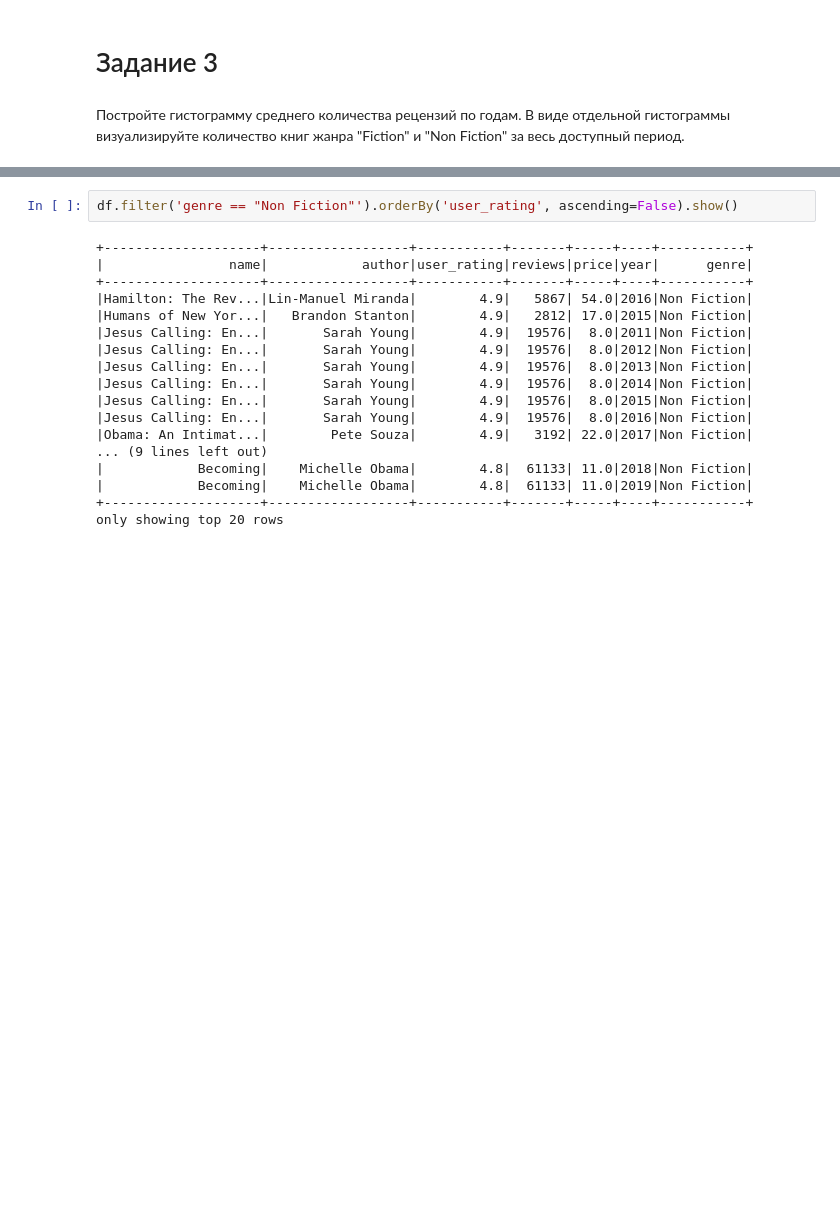
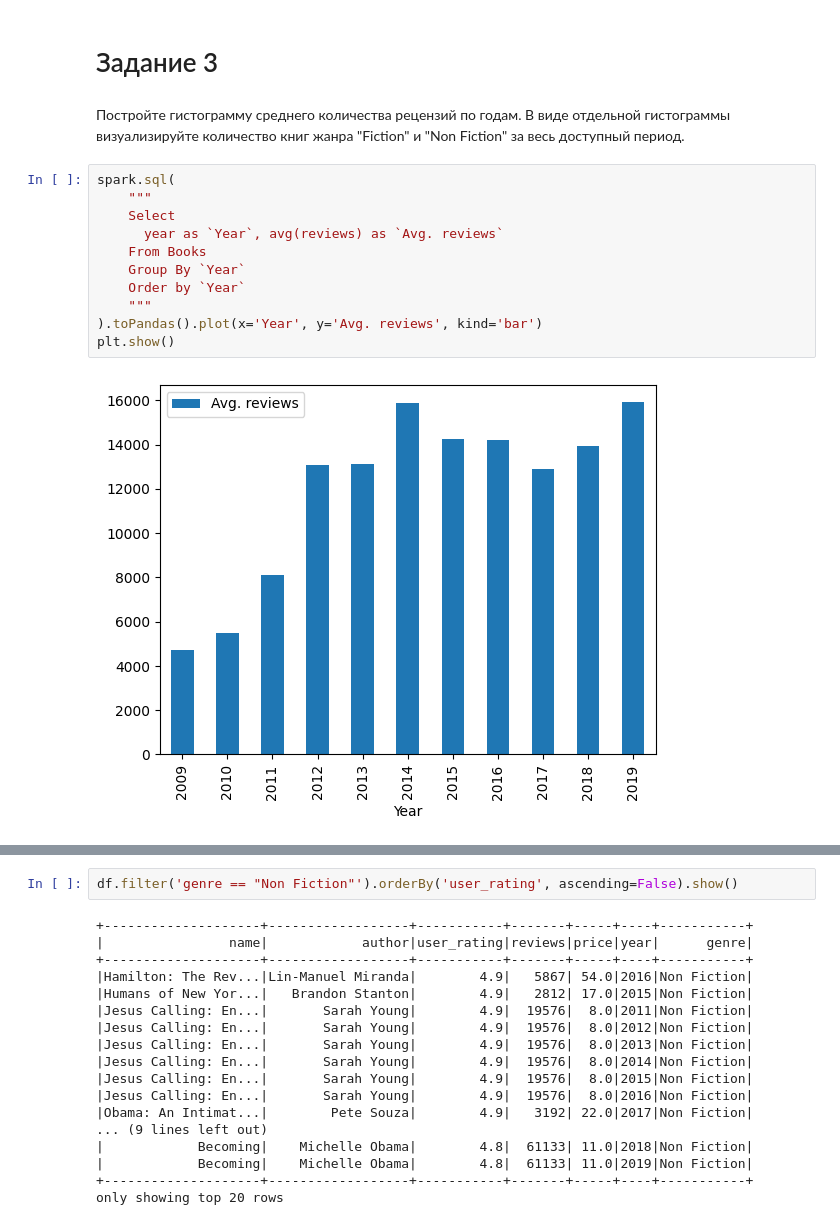
Before and after one commit to PavelStelmakhV/hw306-pyspark, a Jupyter notebook: Hw6.1.ipynb, the cells around one changed output, grey strips where cells are left out. Saved outputs shown, nothing was run; the diff lists cells and outputs as text; blank space fills up the shorter version.

```diff
--- a/Hw6.1.ipynb
+++ b/Hw6.1.ipynb
@@ -236,3 +236,16 @@ spark.sql(
 # Задание 3
 # %% [markdown]
 Постройте гистограмму среднего количества рецензий по годам. В виде отдельной гистограммы визуализируйте количество книг жанра "Fiction" и "Non Fiction" за весь доступный период.
+# %%
+spark.sql(
+    """
+    Select
+      year as `Year`, avg(reviews) as `Avg. reviews`
+    From Books
+    Group By `Year`
+    Order by `Year`
+    """
+).toPandas().plot(x='Year', y='Avg. reviews', kind='bar')
+plt.show()
+# %% [output]
+[figure, added]
```
Also changed, not shown: parts of 2 cells of this notebook.
